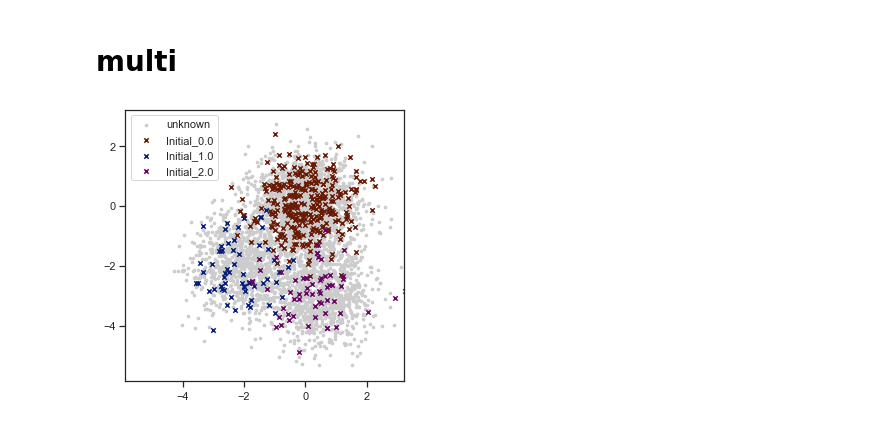
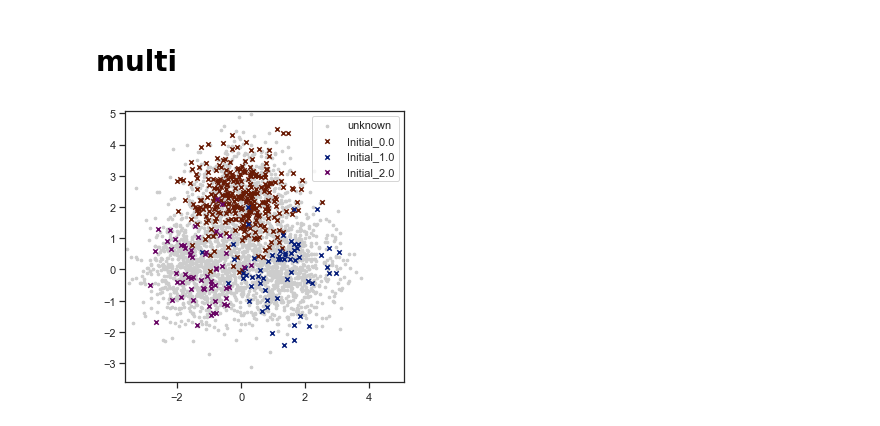
Before and after one commit to imamar94/GL, a Jupyter notebook: 03 Additional Data.ipynb, the cells around one changed output. Saved outputs shown, nothing was run; the diff lists cells and outputs as text; code cells hidden in the pictures.

```diff
--- a/03 Additional Data.ipynb
+++ b/03 Additional Data.ipynb
@@ -370,23 +482,23 @@ df.sort_values(["dT"], ascending=False)
 # %%
-np.random.seed(1000)
+np.random.seed(500)
 cov = np.array([[0.7,0],[0,0.7]])
-one = np.random.multivariate_normal(mean=[0,0], cov=cov, size=2000)
-two = np.random.multivariate_normal(mean=[-2,-2], cov=cov, size=1000)
-tree = np.random.multivariate_normal(mean=[0.5,-3], cov=cov, size=1000)
+one = np.random.multivariate_normal(mean=[0,1.73*1.3], cov=cov, size=1000)
+two = np.random.multivariate_normal(mean=[1.3,0], cov=cov, size=1000)
+tree = np.random.multivariate_normal(mean=[-1.3,0], cov=cov, size=1000)
 
 N0 = 60
 N01 = 5*N0
 N02 = N0
 N03 = N0
 X0 = list(one[:N01]) + list(two[:N02]) + list(tree[:N03])
 Y0 = list(np.ones(N01)*0) + list(np.ones(N02)*1) + list(np.ones(N03)*2)
 X1 = list(one[N01:]) + list(two[N02:]) + list(tree[N03:])
 Y1 = list(np.ones(len(one) - N01)*0) + list(np.ones(len(two) - N02)*1) + list(np.ones(len(tree) - N03)*2)
 X = list(X0) + list(X1)
 Y = list(Y0) + list(Y1)
 
 #Xr = random.choices(X, k=100)
 h = find_h(X, len(X), 1, use_mean=False)/3.6
 plot_case(X0, Y0, X1)
 # %% [output]
-[figure, old version]
+[figure, new version]
```
Also changed, not shown: parts of 21 cells of this notebook, 2 other files.
